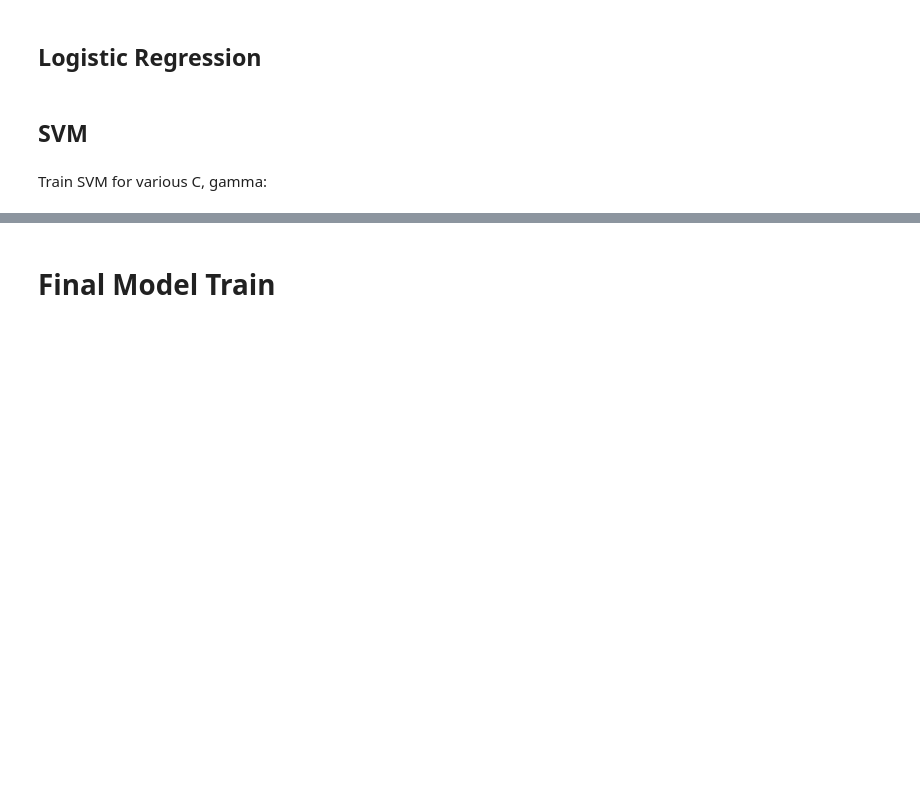
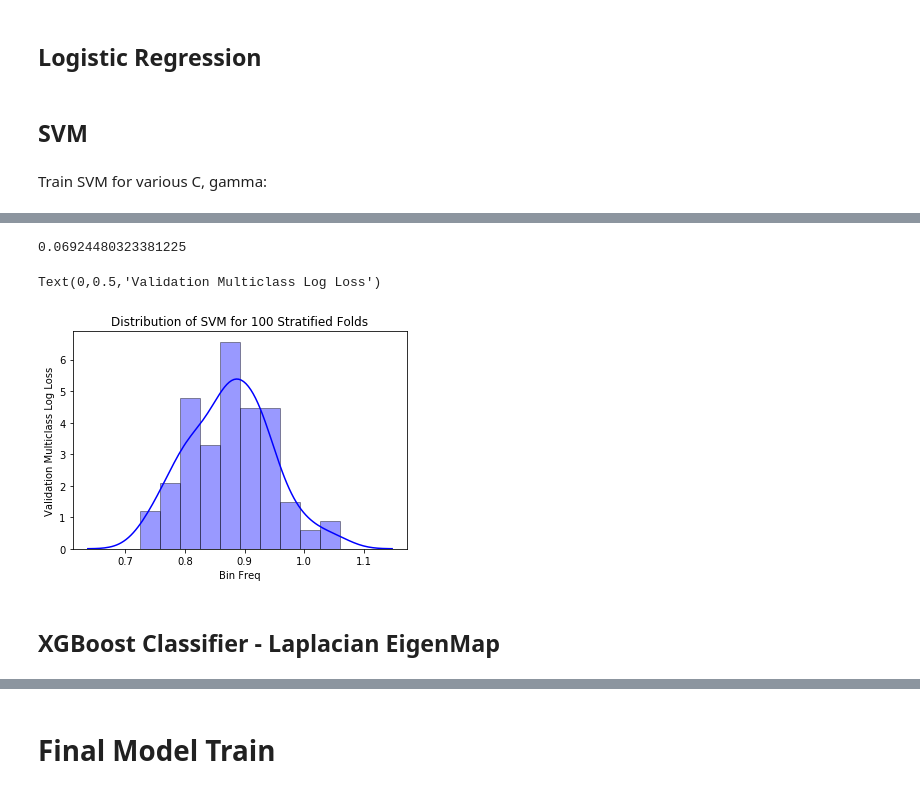
Before and after one commit to GeorgiaSarri/DS_Challenge, a Jupyter notebook: Graph-Classification.ipynb, the cells around one changed output, grey strips where cells are left out. Drawn from its saved outputs; the diff is of its cells as text; code cells hidden in the pictures; blank space fills up the shorter version.

```diff
--- a/Graph-Classification.ipynb
+++ b/Graph-Classification.ipynb
@@ -428,32 +495,3 @@ lr = LogisticRegression(random_state=0)
 ## SVM
 # %% [markdown]
 Train SVM for various C, gamma:
-# %%
-from sklearn.svm import SVC
-from sklearn.model_selection import train_test_split
-from sklearn.metrics import log_loss
-
-X_tra, X_val, y_tra, y_val = train_test_split(X_train_embedd, y_train, train_size=0.7,
-                                              random_state=9, stratify=y_train)
-
-C = 1.1
-gamma = 0.0049
-while C<=1.2:
-    while gamma <= 0.005:
-        svc = SVC(probability=True, C=C, kernel='rbf', gamma=gamma, random_state=7)
-        # svc = SVC(probability=True, C=1.192, kernel='rbf', gamma='auto', random_state=0)
-        svc.fit(X_tra, y_tra)
-        y_pred_train = svc.predict_proba(X_tra)
-        y_pred_val = svc.predict_proba(X_val)
-
-        if ((abs(svc.score(X_tra, y_tra) - svc.score(X_val, y_val))) <= 0.06 ) \
-            & (log_loss(y_tra, y_pred_train)<0.97):
-            print('C = {} , gamma = {} '.format(C,gamma))
-#             print(svc.score(X_tra, y_tra))
-#             print(svc.score(X_val, y_val))
-            print('Loss')
-            print(log_loss(y_tra, y_pred_train))
-            print(log_loss(y_val, y_pred_val))
-        gamma+=0.000001
-    C+=0.01
-    gamma = 0.0049
@@ -478 +557,24 @@ File 200-80 <br>
+# %%
+res_val = np.array(res_val)
+np.std(res_val)
+# %% [output]
+0.06924480323381225
+# %%
+# Import the libraries
+import matplotlib.pyplot as plt
+import seaborn as sns
+
+# seaborn histogram
+sns.distplot(res_val, hist=True, kde=True,
+             bins=10, color = 'blue',
+             hist_kws={'edgecolor':'black'})
+# Add labels
+plt.title('Distribution of SVM for 100 Stratified Folds')
+plt.xlabel('Bin Freq')
+plt.ylabel('Validation Multiclass Log Loss')
+# %% [output]
+Text(0,0.5,'Validation Multiclass Log Loss')
+[figure, added]
+# %% [markdown]
+## XGBoost Classifier - Laplacian EigenMap
 # %%
```
Also changed, not shown: parts of 32 cells of this notebook, 2 other files.
